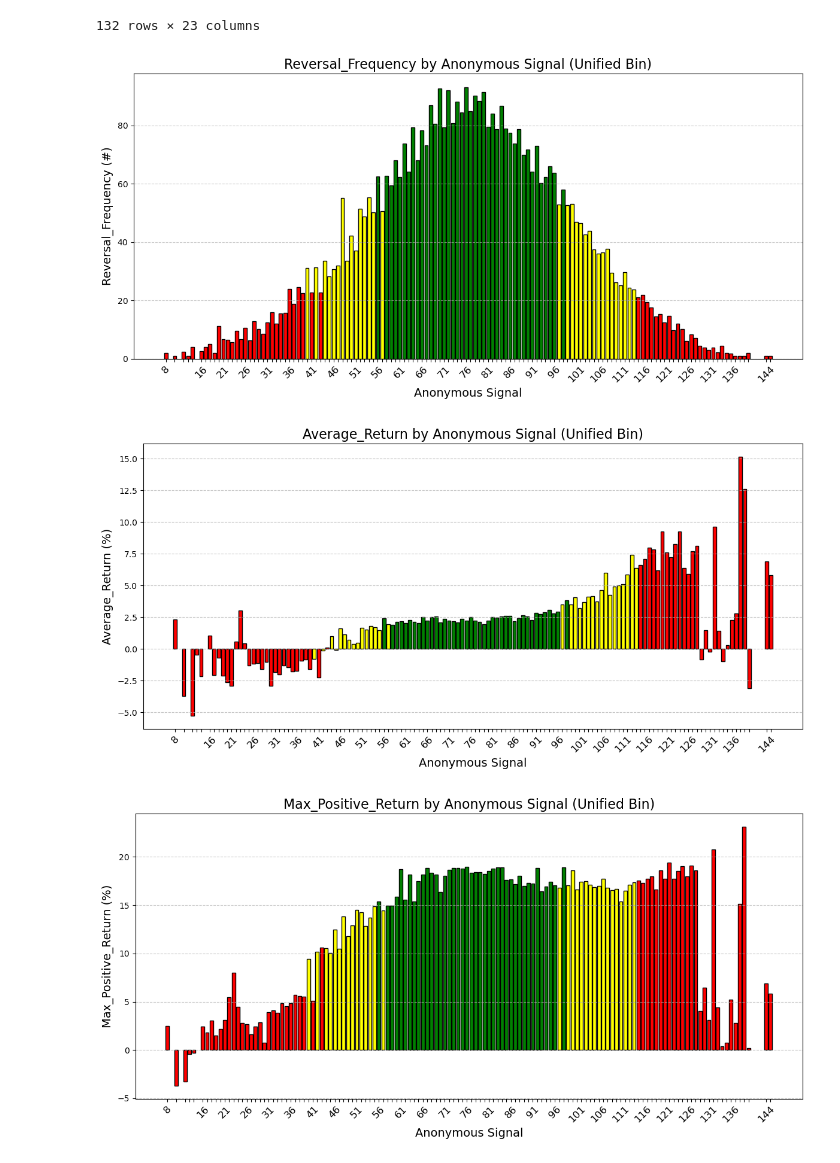
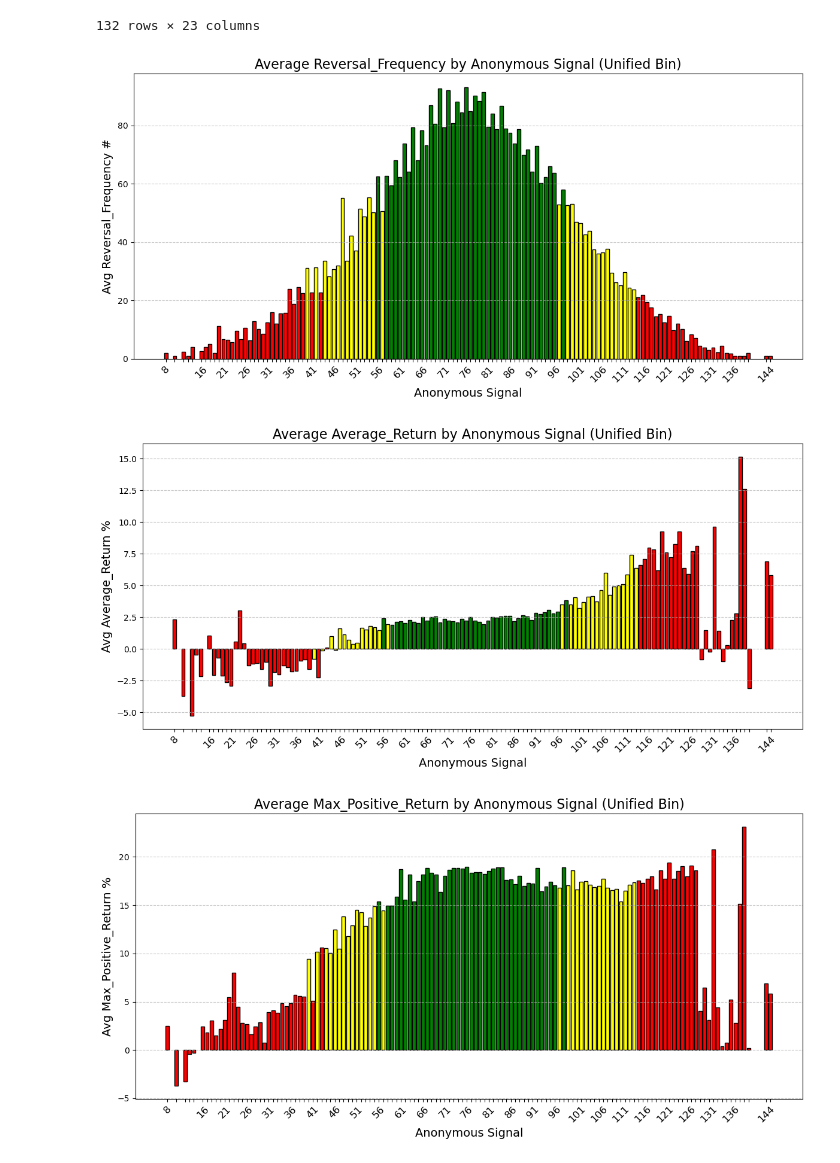
Before and after one commit to Matthew1172/IT-DA-Midterm, a Jupyter notebook: main.ipynb, the cells around one changed output. Drawn from its saved outputs; the diff is of its cells as text; code cells hidden in the pictures.

Commit message:
new graph titles

```diff
--- a/main.ipynb
+++ b/main.ipynb
@@ -217,10 +217,10 @@ for return_column in return_columns:
     )
 
     # Add title and labels
-    plt.title(f"{return_column} by Anonymous Signal", fontsize=16)
+    plt.title(f"Average {return_column} by Anonymous Signal", fontsize=16)
     plt.xlabel("Anonymous Signal", fontsize=14)
 
-    return_column_label = f"{return_column} %" if "Return" in return_column else f"{return_column} #"
+    return_column_label = f"Avg {return_column} %" if "Return" in return_column else f"Avg {return_column} #"
 
     plt.ylabel(return_column_label, fontsize=14)
 
@@ -372,35 +372,35 @@ bar_colors = df_combined_avg["Unified_Bin"].map(bin_colors)
 
 # Plot each return column with the unified bin coloring
 for return_column in return_columns:
     # Plot
     plt.figure(figsize=(12, 6))
     plt.bar(
         df_combined_avg["anonymous signal"],
         df_combined_avg[return_column],
         color=bar_colors,
         edgecolor="black"
     )
 
     # Add title and labels
-    plt.title(f"{return_column} by Anonymous Signal (Unified Bin)", fontsize=16)
+    plt.title(f"Average {return_column} by Anonymous Signal (Unified Bin)", fontsize=16)
     plt.xlabel("Anonymous Signal", fontsize=14)
 
     # Dynamically set y-axis label
-    return_column_label = f"{return_column} (%)" if "Return" in return_column else f"{return_column} (#)"
+    return_column_label = f"Avg {return_column} %" if "Return" in return_column else f"Avg {return_column} #"
     plt.ylabel(return_column_label, fontsize=14)
 
     # Display every 5th signal on the x-axis
     x_positions = df_combined_avg["anonymous signal"]
     x_labels = [label if i % 5 == 0 else "" for i, label in enumerate(x_positions)]
     plt.xticks(df_combined_avg["anonymous signal"], x_labels, rotation=45, fontsize=12)
 
     # Add grid for better readability
     plt.grid(axis="y", linestyle="--", alpha=0.7)
 
     # Show the plot
     plt.tight_layout()
     plt.show()
 # %% [output]
-[figure, old version]
+[figure, new version]
-[figure, old version]
+[figure, new version]
-[figure, old version]
+[figure, new version]
```
Also changed, not shown: parts of 3 cells of this notebook.
